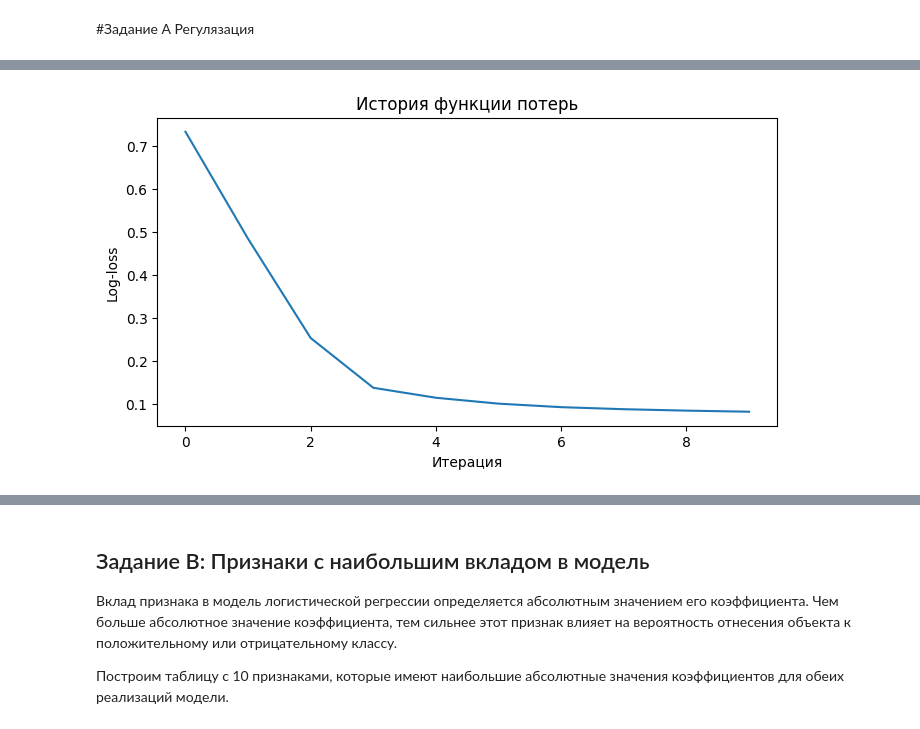
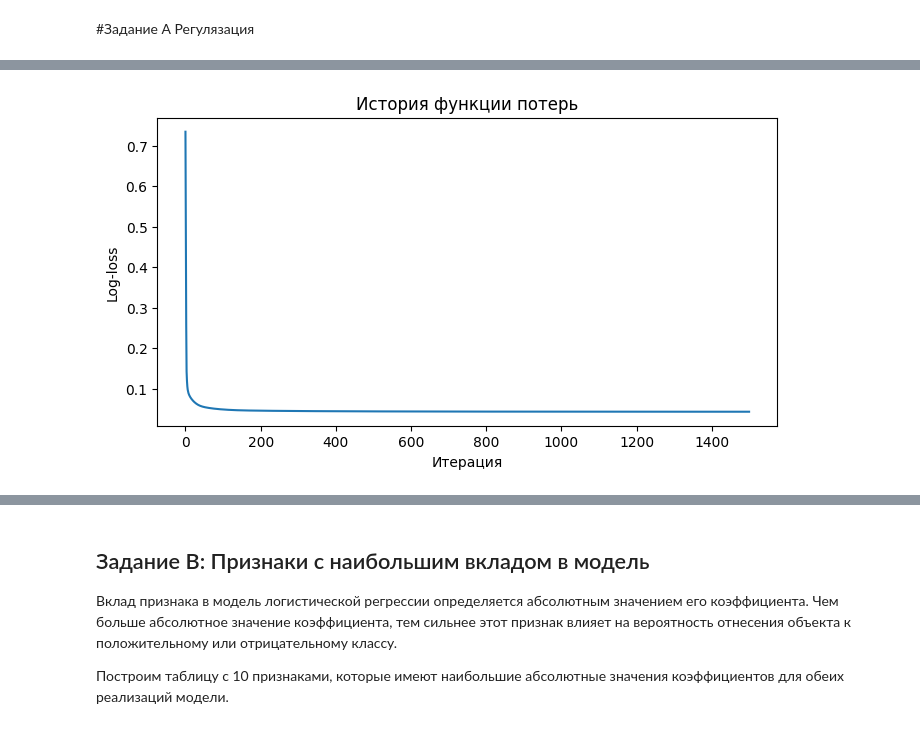
Before and after one commit to Anastasi7-A/ml-course-homeworks, a Jupyter notebook: hw05_logreg/hw05_logreg_practice.ipynb, the cells around one changed output, grey strips where cells are left out. Drawn from its saved outputs; the diff is of its cells as text; code cells hidden in the pictures.

```diff
--- a/hw05_logreg/hw05_logreg_practice.ipynb
+++ b/hw05_logreg/hw05_logreg_practice.ipynb
@@ -346,13 +338,12 @@ class MyLogisticRegressionGD:
 - какое качество получается на test.
 # %%
 my_model = MyLogisticRegressionGD(
-    learning_rate=0.05,   # подберите разумное значение
-    n_iters=3000,         # задайте число итераций
-    threshold=0.5
+    learning_rate=0.05,
+    n_iters=3000,
+    threshold=0.5,
+    verbose=100
 )
 
-# YOUR CODE HERE
-# обучите модель
 my_model.fit(X_train_scaled,y_train)
 
 plt.figure(figsize=(8, 4))
@@ -606,12 +592,14 @@ MSE не выдаст оптимальные штрафы предсказани
 #Задание А Регулязация
 # %%
 class MyLogisticRegressionGD:
-    def __init__(self, learning_rate=0.05, n_iters=3000, threshold=0.5, penalty=None, reg_lambda=0.01):
+    def __init__(self, learning_rate=0.05, n_iters=3000, threshold=0.5, penalty=None, reg_lambda=0.01, random_state=42, verbose=0):
         self.learning_rate = learning_rate
         self.n_iters = n_iters
         self.threshold = threshold
         self.penalty = penalty
         self.reg_lambda = reg_lambda
+        self.random_state = random_state
+        self.verbose = verbose
         self.w = None
         self.b = None
         self.loss_history = []
@@ -628,16 +616,25 @@ class MyLogisticRegressionGD:
 
         current_loss = unreg_loss
         if self.penalty == 'l2' and self.reg_lambda > 0:
+
             # L2 :(lambda / (2 * N)) * sum(w^2)
             current_loss += (self.reg_lambda / (2 * X.shape[0])) * np.sum(self.w**2)
             # (lambda / N) * w
             dw += (self.reg_lambda / X.shape[0]) * self.w
 
+        elif self.penalty == 'l1' and self.reg_lambda > 0:
+
+            current_loss += (self.reg_lambda / (X.shape[0])) * np.sum(np.abs(self.w))
+
+            dw += (self.reg_lambda / (X.shape[0])) * sigmoid(self.w)
+
+
         return p, current_loss, dw, db
 
     def fit(self, X, y):
+        rng = np.random.default_rng(self.random_state)
         n_features = X.shape[1]
-        self.w = np.random.rand(n_features) * 0.01
+        self.w = rng.random(n_features) * 0.01
         self.b = 0.0
         self.loss_history = []
 
@@ -649,8 +646,8 @@ class MyLogisticRegressionGD:
             self.w -= self.learning_rate * dw
             self.b -= self.learning_rate * db
 
-            if i % 100 == 0:
-                print(f"Iteration {i}, Loss: {current_loss}")
+            if self.verbose and (i % self.verbose == 0):
+                print(f"Iteration {i}, Loss: {current_loss:.6f}")
 
             # if current_loss < 1e-6:
             #     break
@@ -667,20 +664,18 @@ class MyLogisticRegressionGD:
         preds = (proba >= self.threshold).astype(int)
         return preds
 # %%
-my_model = MyLogisticRegressionGD(
-    learning_rate=5,   # подберите разумное значение
-    n_iters=10,         # задайте число итераций
+my_model_l2 = MyLogisticRegressionGD(
+    learning_rate=5,
+    n_iters=1500,
     threshold=0.5,
     penalty='l2',
-    reg_lambda=0.01
+    reg_lambda=0.1
 )
 
-# YOUR CODE HERE
-# обучите модель
-my_model.fit(X_train_scaled,y_train)
+my_model_l2.fit(X_train_scaled, y_train)
 
 plt.figure(figsize=(8, 4))
-plt.plot(my_model.loss_history)
+plt.plot(my_model_l2.loss_history)
 plt.title("История функции потерь")
 plt.xlabel("Итерация")
 plt.ylabel("Log-loss")
@@ -690 +684 @@ Iteration 0, Loss: 0.7320352856425074
-[figure, old version]
+[figure, new version]
```
Also changed, not shown: parts of 18 cells of this notebook.
